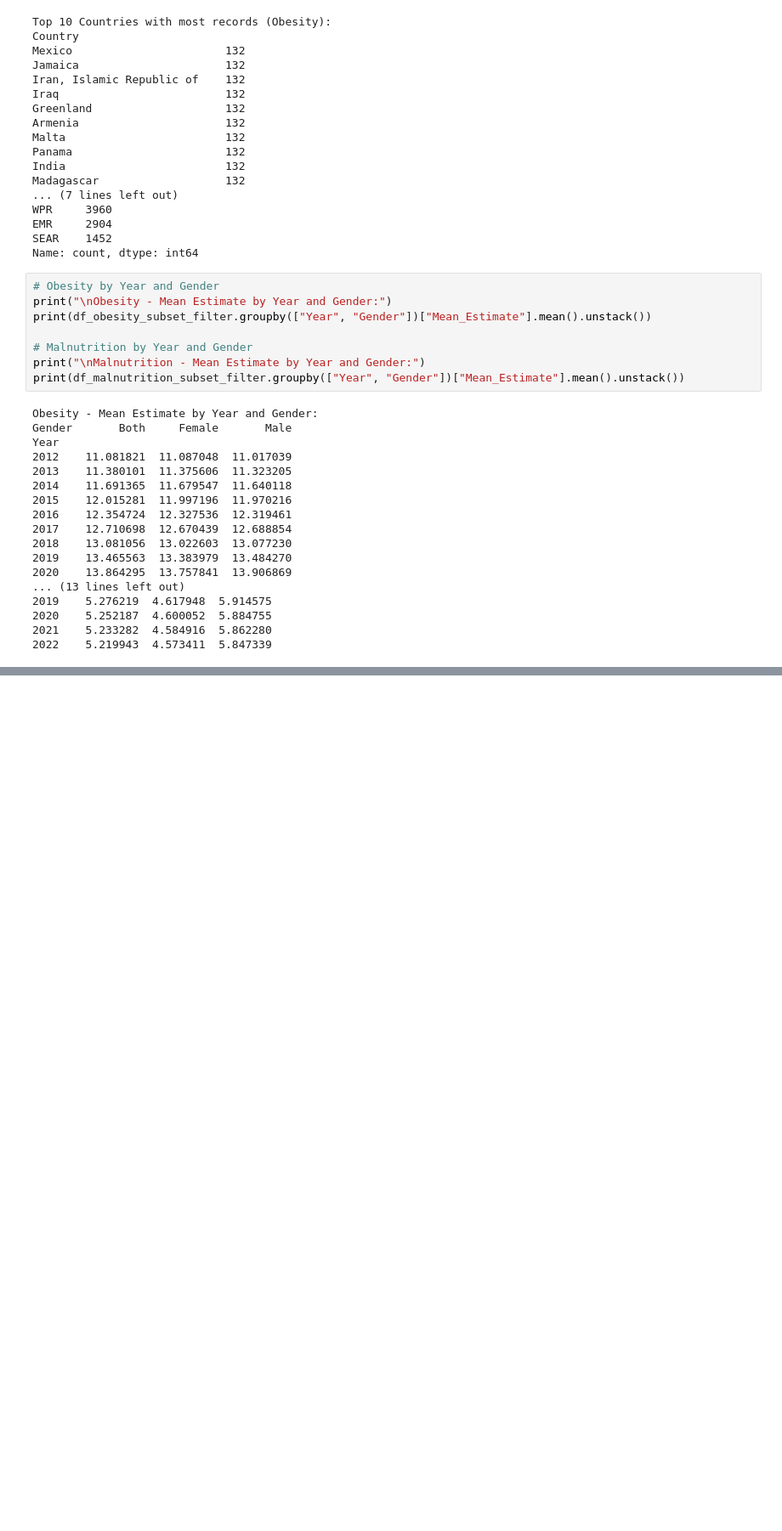
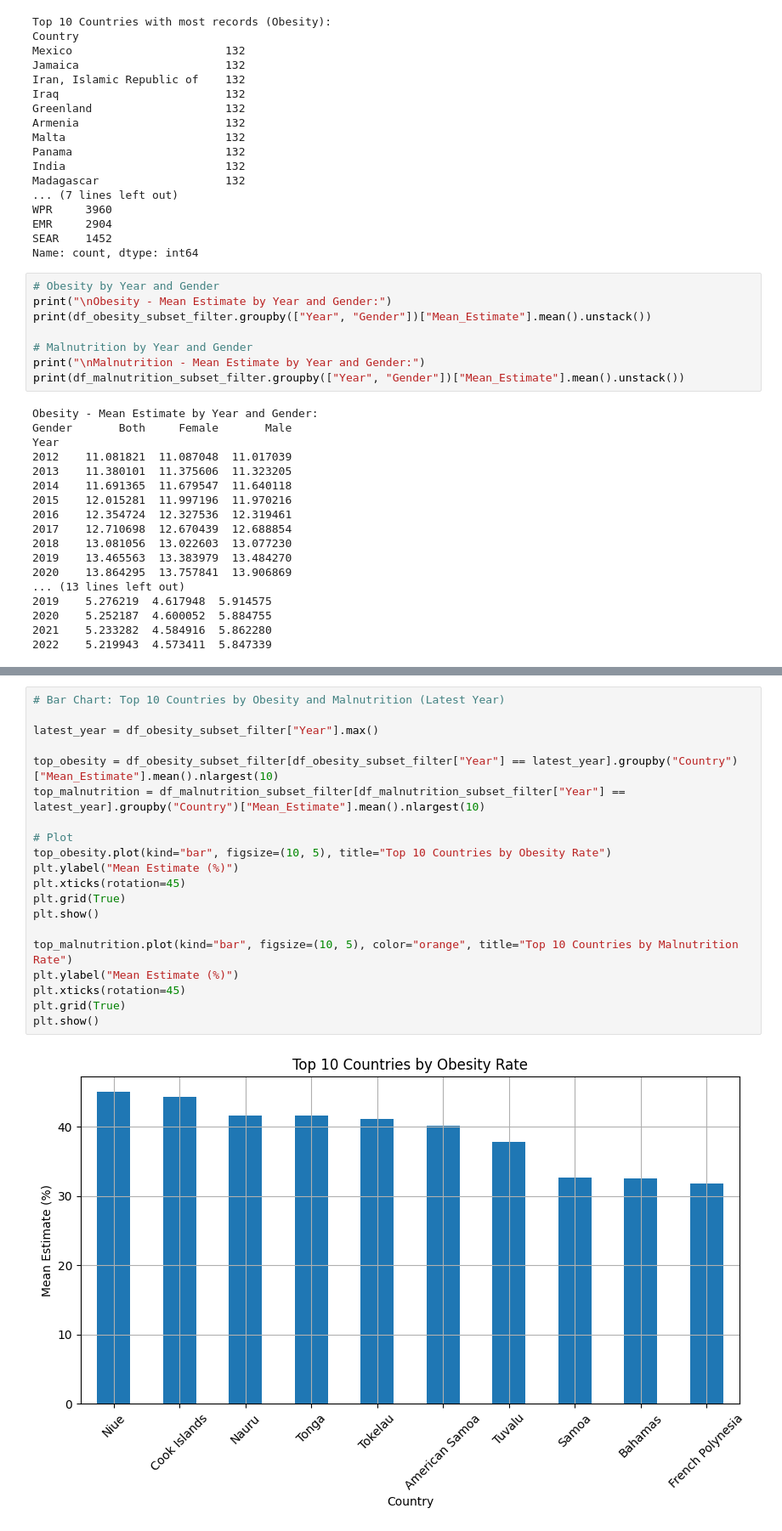
Before and after one commit to ArunK-ML/Project---Nutrition-Paradox-A-Global-View-on-Obesity-and-Malnutrition, a Jupyter notebook: Nutrition_Paradox1.ipynb, the cells around one changed output, grey strips where cells are left out. Shown at 85% size. Saved outputs shown, nothing was run; the diff lists cells and outputs as text; blank space fills up the shorter version.

```diff
--- a/Nutrition_Paradox1.ipynb
+++ b/Nutrition_Paradox1.ipynb
@@ -469,0 +491,22 @@ plt.show()
+# %%
+# Bar Chart: Top 10 Countries by Obesity and Malnutrition (Latest Year)
+
+latest_year = df_obesity_subset_filter["Year"].max()
+
+top_obesity = df_obesity_subset_filter[df_obesity_subset_filter["Year"] == latest_year].groupby("Country")["Mean_Estimate"].mean().nlargest(10)
+top_malnutrition = df_malnutrition_subset_filter[df_malnutrition_subset_filter["Year"] == latest_year].groupby("Country")["Mean_Estimate"].mean().nlargest(10)
+
+# Plot
+top_obesity.plot(kind="bar", figsize=(10, 5), title="Top 10 Countries by Obesity Rate")
+plt.ylabel("Mean Estimate (%)")
+plt.xticks(rotation=45)
+plt.grid(True)
+plt.show()
+
+top_malnutrition.plot(kind="bar", figsize=(10, 5), color="orange", title="Top 10 Countries by Malnutrition Rate")
+plt.ylabel("Mean Estimate (%)")
+plt.xticks(rotation=45)
+plt.grid(True)
+plt.show()
+# %% [output]
+[figure, added]
```
Also changed, not shown: parts of 18 cells of this notebook.
